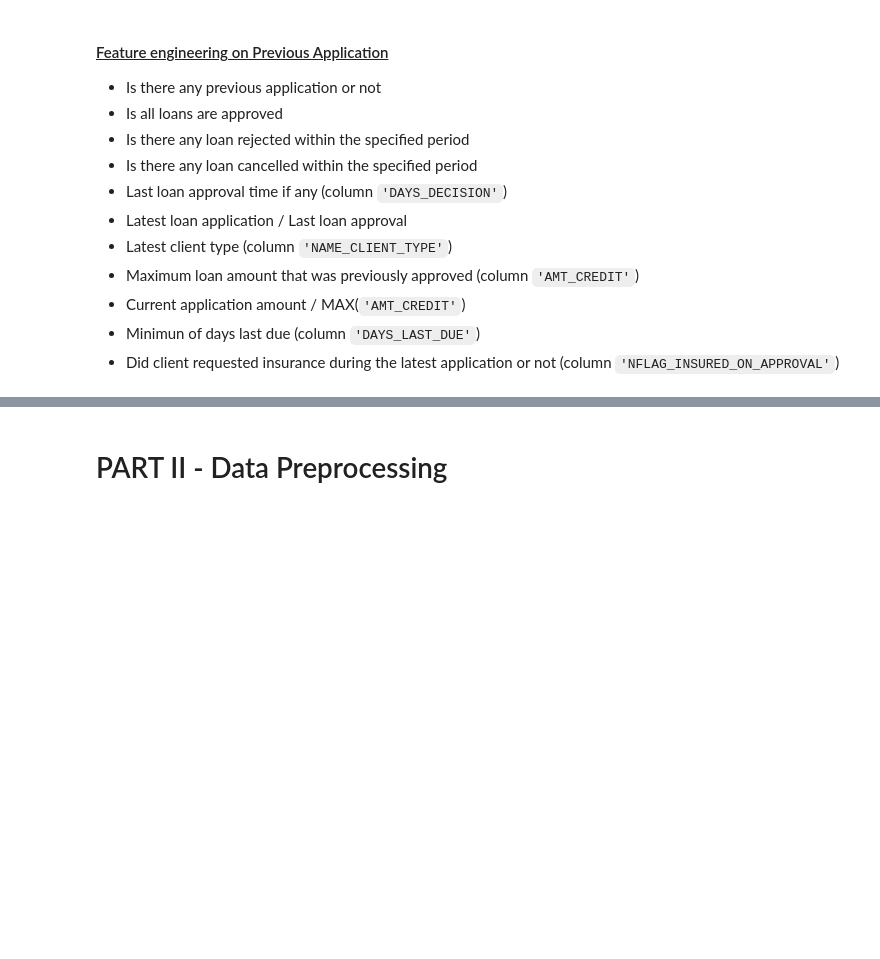
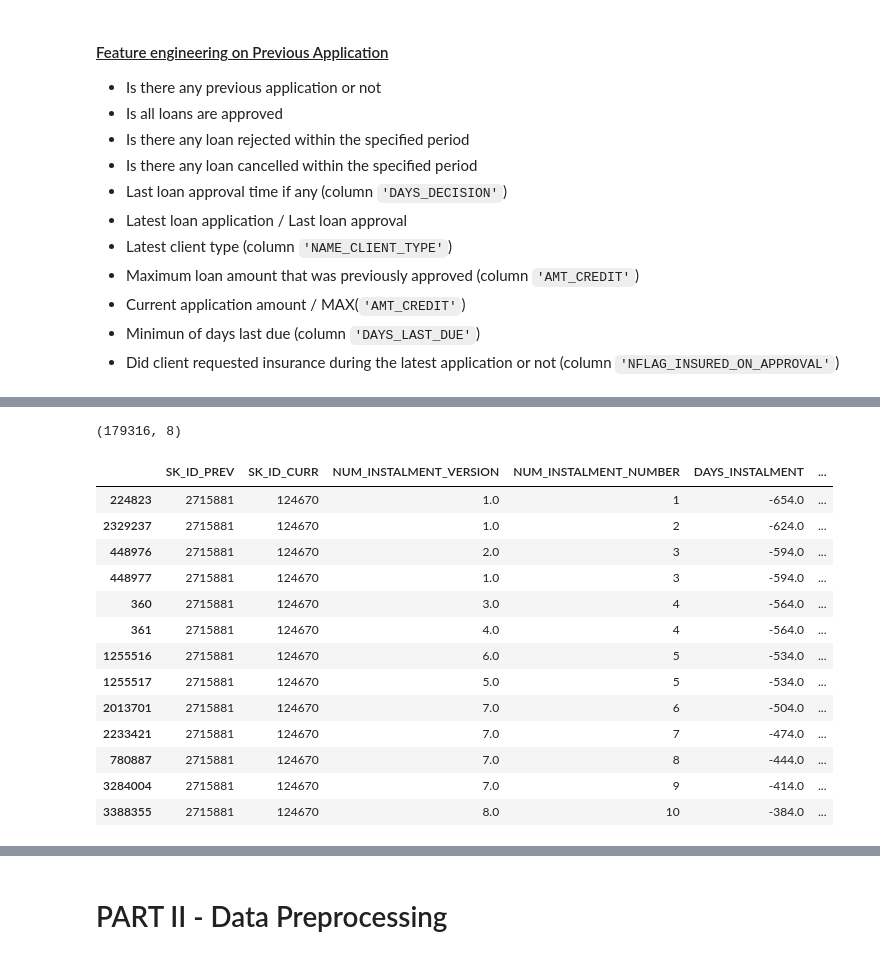
Before and after one commit to KunutBoon/interview-assignment, a Jupyter notebook: notebook/credit_default_risk.ipynb, the cells around one changed output, grey strips where cells are left out. Saved outputs shown, nothing was run; the diff lists cells and outputs as text; code cells hidden in the pictures; blank space fills up the shorter version.

```diff
--- a/notebook/credit_default_risk.ipynb
+++ b/notebook/credit_default_risk.ipynb
@@ -814,0 +941,21 @@ Some numerical columns are not related to the problem
+# %%
+df_installment_payments.loc[arr_diff_payment < -2].shape
+# %% [output]
+(179316, 8)
+# %%
+df_installment_payments.loc[df_installment_payments.SK_ID_PREV == 2715881].sort_values(by='NUM_INSTALMENT_NUMBER')
+# %% [output]
+|  | SK_ID_PREV | SK_ID_CURR | NUM_INSTALMENT_VERSION | NUM_INSTALMENT_NUMBER | DAYS_INSTALMENT | ... |
+| 224823 | 2715881 | 124670 | 1.0 | 1 | -654.0 | ... |
+| 2329237 | 2715881 | 124670 | 1.0 | 2 | -624.0 | ... |
+| 448976 | 2715881 | 124670 | 2.0 | 3 | -594.0 | ... |
+| 448977 | 2715881 | 124670 | 1.0 | 3 | -594.0 | ... |
+| 360 | 2715881 | 124670 | 3.0 | 4 | -564.0 | ... |
+| 361 | 2715881 | 124670 | 4.0 | 4 | -564.0 | ... |
+| 1255516 | 2715881 | 124670 | 6.0 | 5 | -534.0 | ... |
+| 1255517 | 2715881 | 124670 | 5.0 | 5 | -534.0 | ... |
+| 2013701 | 2715881 | 124670 | 7.0 | 6 | -504.0 | ... |
+| 2233421 | 2715881 | 124670 | 7.0 | 7 | -474.0 | ... |
+| 780887 | 2715881 | 124670 | 7.0 | 8 | -444.0 | ... |
+| 3284004 | 2715881 | 124670 | 7.0 | 9 | -414.0 | ... |
+| 3388355 | 2715881 | 124670 | 8.0 | 10 | -384.0 | ... |
```
Also changed, not shown: parts of 26 cells of this notebook.
